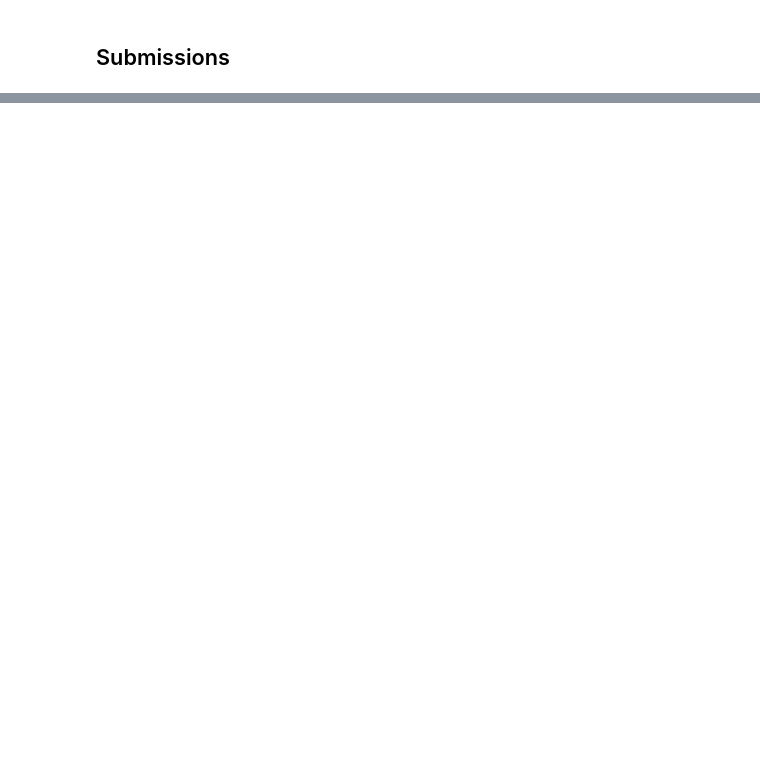
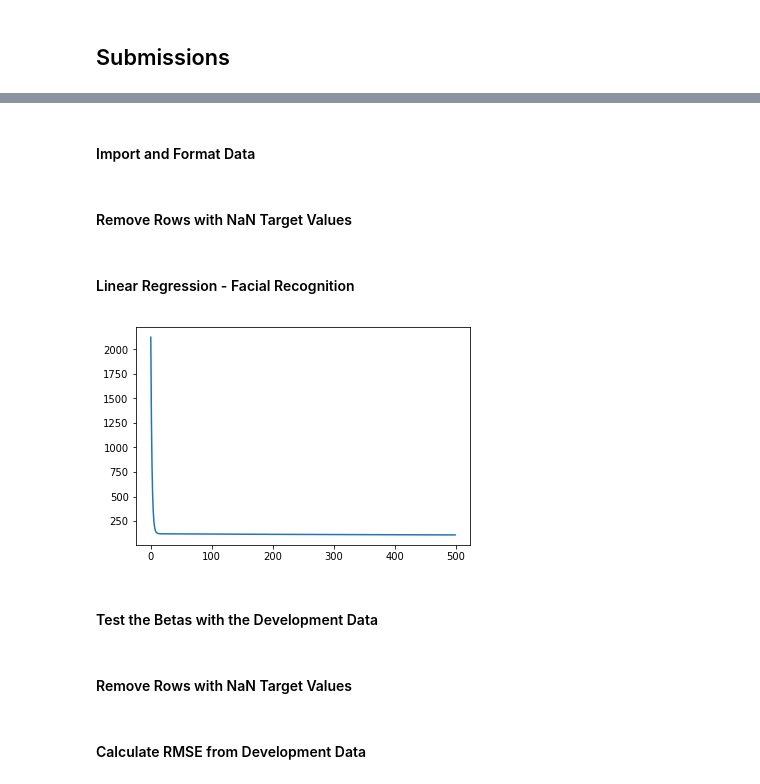
Before and after one commit to cgutwein/facial-keypoints-recognition, a Jupyter notebook: final_object.ipynb, the cells around one changed output, grey strips where cells are left out. Saved outputs shown, nothing was run; the diff lists cells and outputs as text; code cells hidden in the pictures; blank space fills up the shorter version.

```diff
--- a/final_object.ipynb
+++ b/final_object.ipynb
@@ -620,0 +611,2 @@ parameters = {'hidden_layer_sizes': [(500, 200), (1000, 500), (300, 100), (500,
+# %% [markdown]
+#### Import and Format Data
@@ -620,0 +653,46 @@ parameters = {'hidden_layer_sizes': [(500, 200), (1000, 500), (300, 100), (500,
+# %% [markdown]
+#### Remove Rows with NaN Target Values
+# %%
+# remove rows where 'left_eye_center_x' == NaN values from the training and label data
+non_NaN_list = np.invert((np.isnan(train_image_labels[:,0])))
+cln_train_image_data = train_image_data[non_NaN_list]
+cln_train_image_labels = train_image_labels[non_NaN_list]
+# %% [markdown]
+#### Linear Regression - Facial Recognition
+# %%
+tf.reset_default_graph()
+trainX = tf.constant(cln_train_image_data, dtype = tf.float32)
+# only attempting 1 out of 30 facial locations (column 0), 'left_eye_center_x'
+trainY = tf.constant(cln_train_image_labels[:,0], dtype = tf.float32)
+learningRate = tf.constant(0.0001)
+# create beta variable (vector of 9216 beta values: 1 for each pixel)
+beta = tf.get_variable('beta', initializer=np.zeros((9216,1), dtype = np.float32))
+
+def model(this_beta, x):
+    return tf.matmul(x, this_beta)
+
+def cost(this_beta):
+    ans = tf.reduce_mean((model(this_beta, trainX) - trainY)**2) / 2
+    return ans
+
+cc = cost(beta)
+
+## Gradient descent by tensorflow
+gd = tf.train.GradientDescentOptimizer(learningRate)
+step = gd.minimize(cost(beta))
+
+with tf.Session() as sess:
+    sess.run(tf.global_variables_initializer())
+    sess.run(tf.local_variables_initializer())
+    cost_vec = []
+    # By running step multiple times, we perform gradient descent for the variable beta.
+    # For each step, we can ouput the cost function.
+    for i in range(500):
+        _, cost = sess.run([step, cc])
+        cost_vec.append(cost)
+        my_beta = sess.run([beta])[0]
+    plt.plot(cost_vec)
+# %% [output]
+[figure, added]
+# %% [markdown]
+#### Test the Betas with the Development Data
@@ -620,0 +723,2 @@ parameters = {'hidden_layer_sizes': [(500, 200), (1000, 500), (300, 100), (500,
+# %% [markdown]
+#### Remove Rows with NaN Target Values
@@ -620,0 +730,2 @@ parameters = {'hidden_layer_sizes': [(500, 200), (1000, 500), (300, 100), (500,
+# %% [markdown]
+#### Calculate RMSE from Development Data
```
Also changed, not shown: parts of 60 cells of this notebook, 3 other files.
